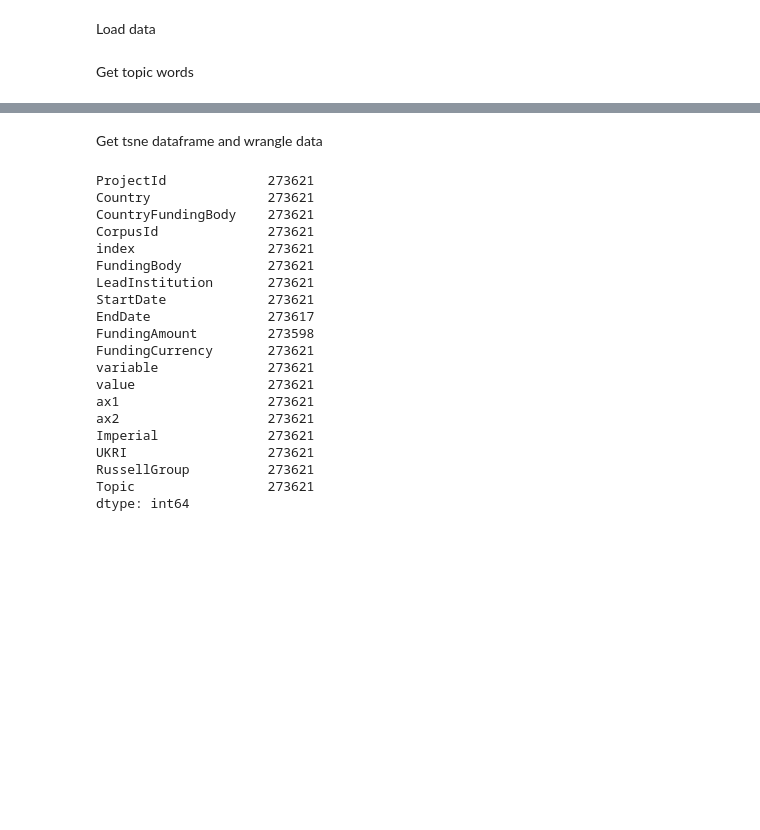
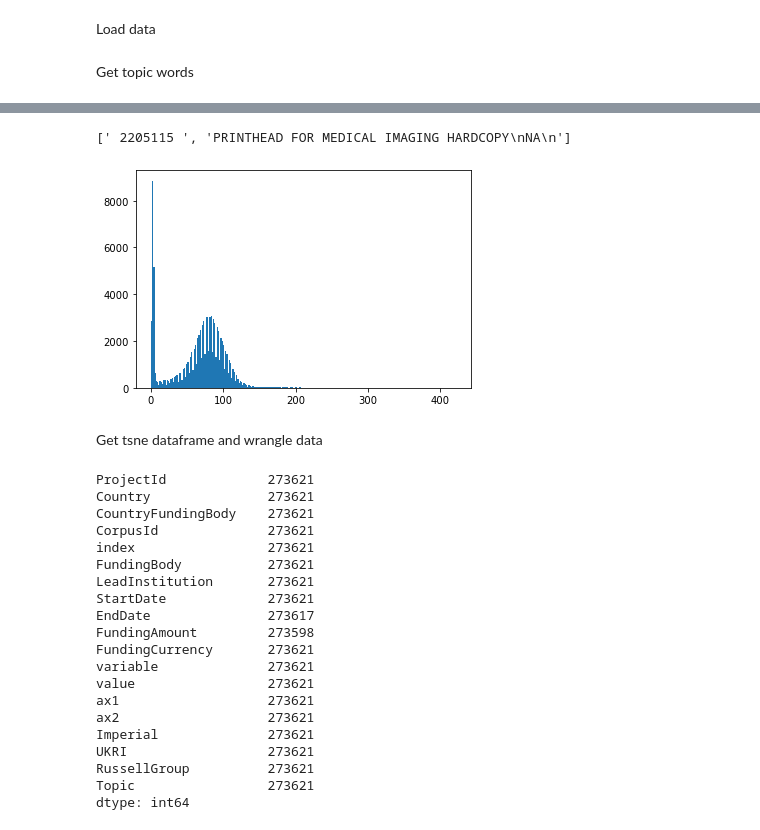
Before and after one commit to FCBT/Funding-Landscape, a Jupyter notebook: notebooks/UK-USA_complete.ipynb, the cells around one changed output, grey strips where cells are left out. Drawn from its saved outputs; the diff is of its cells as text; code cells hidden in the pictures; blank space fills up the shorter version.

```diff
--- a/notebooks/UK-USA_complete.ipynb
+++ b/notebooks/UK-USA_complete.ipynb
@@ -24,7 +24,7 @@ Load data
 # %%
 dictionary = gensim.corpora.Dictionary.load('../flavia/clean-data/fine-scale/UK-USA/dictionary.dict')
 corpus = gensim.corpora.MmCorpus('../flavia/clean-data/fine-scale/UK-USA/corpus.mm')
-lda = gensim.models.ldamulticore.LdaMulticore.load('../results/fine-scale/UK-USA/lda-models/model_134_topics')
+lda = gensim.models.ldamulticore.LdaMulticore.load('/Users/flavia/Projects/Ongoing/Funding-Landscape/results/fine-scale/UK-USA/lda-models/100-percent-corpus/model_100_topics')
 # %% [markdown]
 Get topic words
 # %%
@@ -57,0 +72,15 @@ print(topic_df.to_string())
+# %%
+csv_file = csv.reader(open("../flavia/raw-data/fine-scale/USA/NIH/titles-abstracts.csv", "r"), delimiter=",")
+
+next(csv_file, None)
+
+i = 0
+for row in csv_file:
+    if i in doc_ids:
+        print(row)
+        break
+    i += 1
+
+#with open("../flavia/clean-data/fine-scale/UK-USA/titles-abstracts-tokenized.csv") as f:
+#     for i in range(6):
+#         print(f.readline())
@@ -57,0 +89,12 @@ print(topic_df.to_string())
+# %%
+csv_file = csv.reader(open("../flavia/clean-data/fine-scale/UK-USA/titles-abstracts-tokenized.csv", "r"), delimiter=",")
+
+next(csv_file, None)
+
+i = 0
+for row in csv_file:
+    if i in doc_ids:
+        print(set(doc_ids).intersection([i]))
+        print(row)
+        break
+    i += 1
@@ -57,0 +104,5 @@ print(topic_df.to_string())
+# %%
+for i in range(len(corpus)):
+    x = lda.get_document_topics(corpus[i])
+    if len(x) > 0:
+        print(x)
@@ -58,3 +131,32 @@ print(topic_df.to_string())
+# %%
+import csv
+
+csv_file = csv.reader(open("../flavia/raw-data/fine-scale/USA/NIH/titles-abstracts.csv", "r"), delimiter=",")
+
+#loop through the csv list
+for row in csv_file:
+    #if current rows 2nd value is equal to input, print that row
+    if "2205115" == row[0].strip():
+        print(row)
+        break
+
+
+# with open("../flavia/raw-data/fine-scale/USA/NSF/titles-abstracts.csv") as f:
+#     x = 0
+#     for i in f:
+#         y = i.split()[0]
+#         print(y)
+#         x += 1
+#         if x > 5:
+#             break
+# %% [output]
+[' 2205115 ', 'PRINTHEAD FOR MEDICAL IMAGING HARDCOPY\nNA\n']
+# %%
+lens = [len(corpus[i]) for i in range(100000)]
+plt.hist(lens, bins = 250)
+plt.savefig("../results/fine-scale/UK-USA/Hist.jpeg")
+# %% [output]
+[figure, added]
 # %% [markdown]
 Get tsne dataframe and wrangle data
 # %%
```
Also changed, not shown: parts of 7 cells of this notebook, 10 other files.
